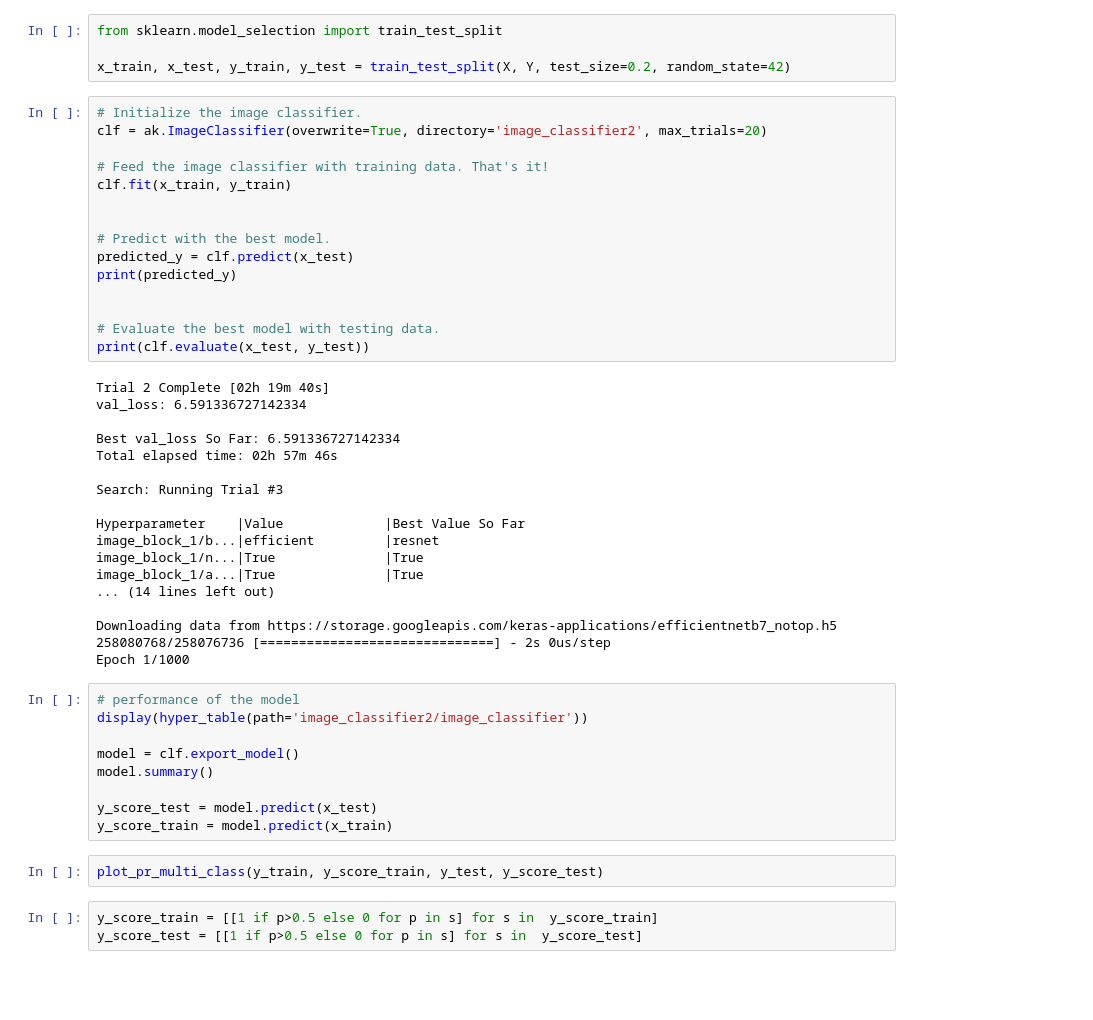
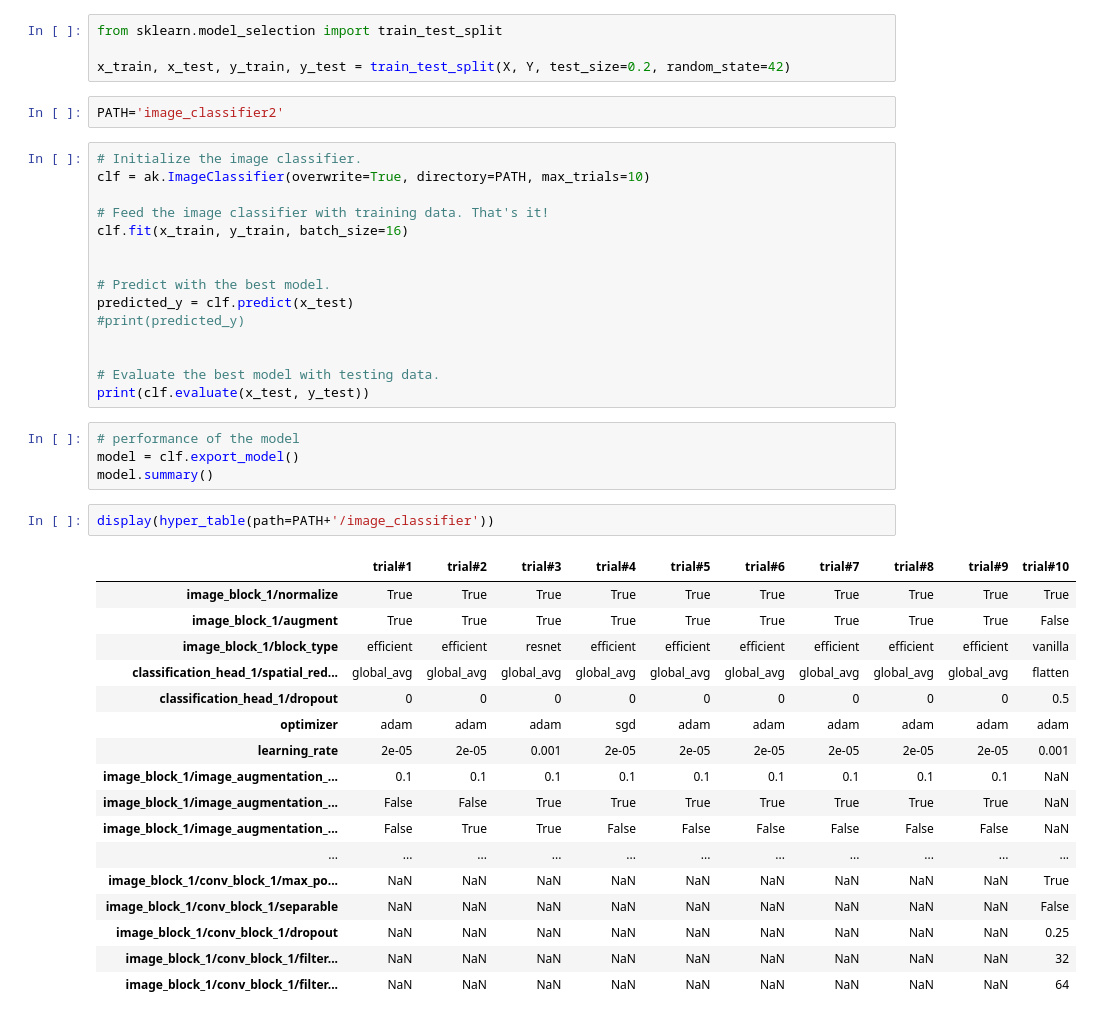
Before and after one commit to fengchenLBL/diffraction-ai, a Jupyter notebook: image_classification2.ipynb, the cells around one changed output. Cells and saved outputs as stored; diff of their text form; blank space fills up the shorter version.

```diff
--- a/image_classification2.ipynb
+++ b/image_classification2.ipynb
@@ -148,50 +169,44 @@ fig.show()
 from sklearn.model_selection import train_test_split
 
 x_train, x_test, y_train, y_test = train_test_split(X, Y, test_size=0.2, random_state=42)
+# %%
+PATH='image_classifier2'
 # %%
 # Initialize the image classifier.
-clf = ak.ImageClassifier(overwrite=True, directory='image_classifier2', max_trials=20)
+clf = ak.ImageClassifier(overwrite=True, directory=PATH, max_trials=10)
 
 # Feed the image classifier with training data. That's it!
-clf.fit(x_train, y_train)
+clf.fit(x_train, y_train, batch_size=16)
 
 
 # Predict with the best model.
 predicted_y = clf.predict(x_test)
-print(predicted_y)
+#print(predicted_y)
 
 
 # Evaluate the best model with testing data.
 print(clf.evaluate(x_test, y_test))
-# %% [output]
-Trial 2 Complete [02h 19m 40s]
-val_loss: 6.591336727142334
-
-Best val_loss So Far: 6.591336727142334
-Total elapsed time: 02h 57m 46s
-
-Search: Running Trial #3
-
-Hyperparameter    |Value             |Best Value So Far
-image_block_1/b...|efficient         |resnet
-image_block_1/n...|True              |True
-image_block_1/a...|True              |True
-... (14 lines left out)
-
-Downloading data from https://storage.googleapis.com/keras-applications/efficientnetb7_notop.h5
-258080768/258076736 [==============================] - 2s 0us/step
-Epoch 1/1000
 # %%
 # performance of the model
-display(hyper_table(path='image_classifier2/image_classifier'))
-
 model = clf.export_model()
 model.summary()
-
-y_score_test = model.predict(x_test)
-y_score_train = model.predict(x_train)
-# %%
-plot_pr_multi_class(y_train, y_score_train, y_test, y_score_test)
-# %%
-y_score_train = [[1 if p>0.5 else 0 for p in s] for s in  y_score_train]
-y_score_test = [[1 if p>0.5 else 0 for p in s] for s in  y_score_test]
+# %%
+display(hyper_table(path=PATH+'/image_classifier'))
+# %% [output]
+|  | trial#1 | trial#2 | trial#3 | trial#4 | trial#5 | trial#6 | trial#7 | trial#8 | trial#9 | trial#10 |
+| image_block_1/normalize | True | True | True | True | True | True | True | True | True | True |
+| image_block_1/augment | True | True | True | True | True | True | True | True | True | False |
+| image_block_1/block_type | efficient | efficient | resnet | efficient | efficient | efficient | efficient | efficient | efficient | vanilla |
+| classification_head_1/spatial_red... | global_avg | global_avg | global_avg | global_avg | global_avg | global_avg | global_avg | global_avg | global_avg | flatten |
+| classification_head_1/dropout | 0 | 0 | 0 | 0 | 0 | 0 | 0 | 0 | 0 | 0.5 |
+| optimizer | adam | adam | adam | sgd | adam | adam | adam | adam | adam | adam |
+| learning_rate | 2e-05 | 2e-05 | 0.001 | 2e-05 | 2e-05 | 2e-05 | 2e-05 | 2e-05 | 2e-05 | 0.001 |
+| image_block_1/image_augmentation_... | 0.1 | 0.1 | 0.1 | 0.1 | 0.1 | 0.1 | 0.1 | 0.1 | 0.1 | NaN |
+| image_block_1/image_augmentation_... | False | False | True | True | True | True | True | True | True | NaN |
+| image_block_1/image_augmentation_... | False | True | True | False | False | False | False | False | False | NaN |
+| ... | ... | ... | ... | ... | ... | ... | ... | ... | ... | ... |
+| image_block_1/conv_block_1/max_po... | NaN | NaN | NaN | NaN | NaN | NaN | NaN | NaN | NaN | True |
+| image_block_1/conv_block_1/separable | NaN | NaN | NaN | NaN | NaN | NaN | NaN | NaN | NaN | False |
+| image_block_1/conv_block_1/dropout | NaN | NaN | NaN | NaN | NaN | NaN | NaN | NaN | NaN | 0.25 |
+| image_block_1/conv_block_1/filter... | NaN | NaN | NaN | NaN | NaN | NaN | NaN | NaN | NaN | 32 |
+| image_block_1/conv_block_1/filter... | NaN | NaN | NaN | NaN | NaN | NaN | NaN | NaN | NaN | 64 |
```
Also changed, not shown: parts of 7 cells of this notebook, 3 other files.
